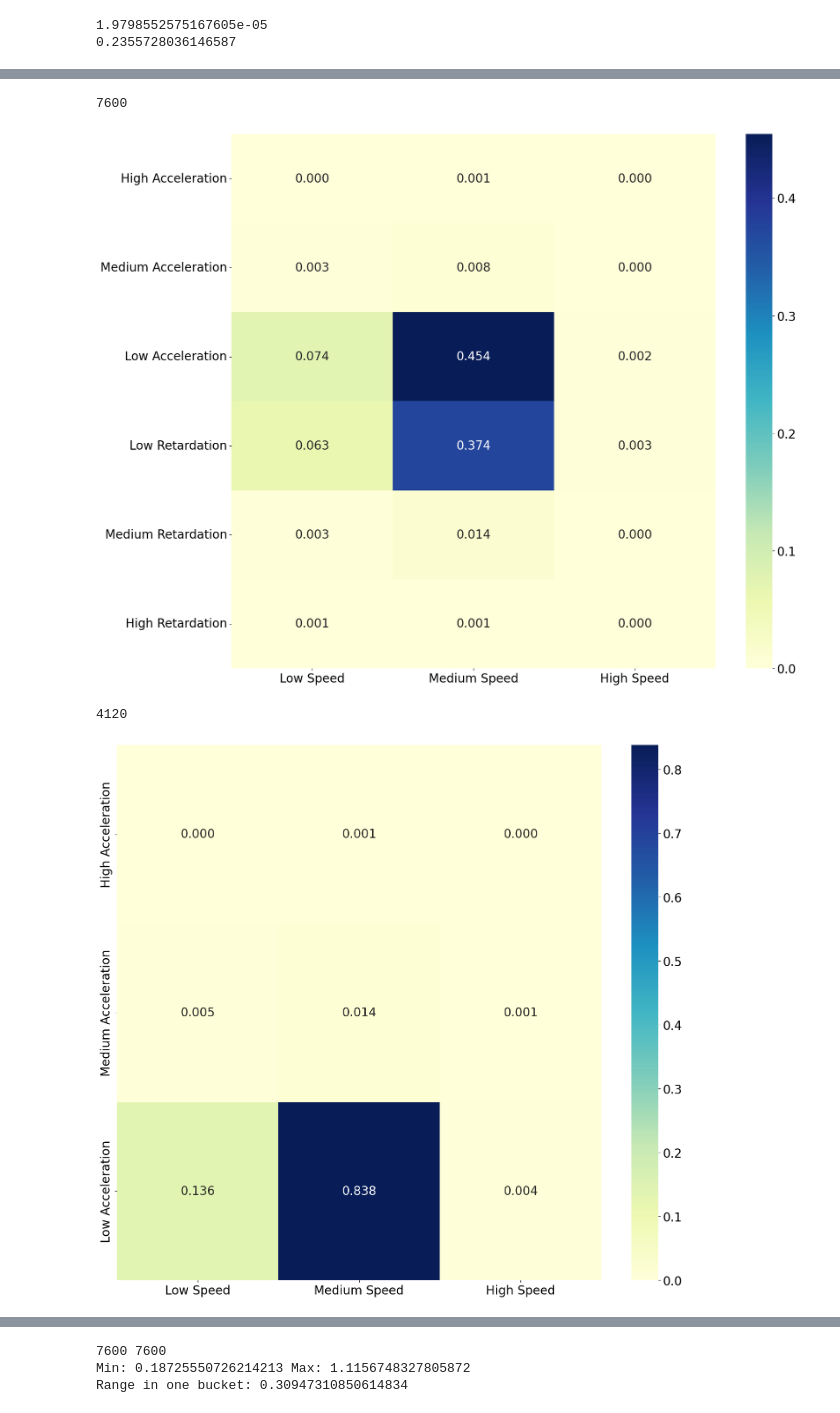
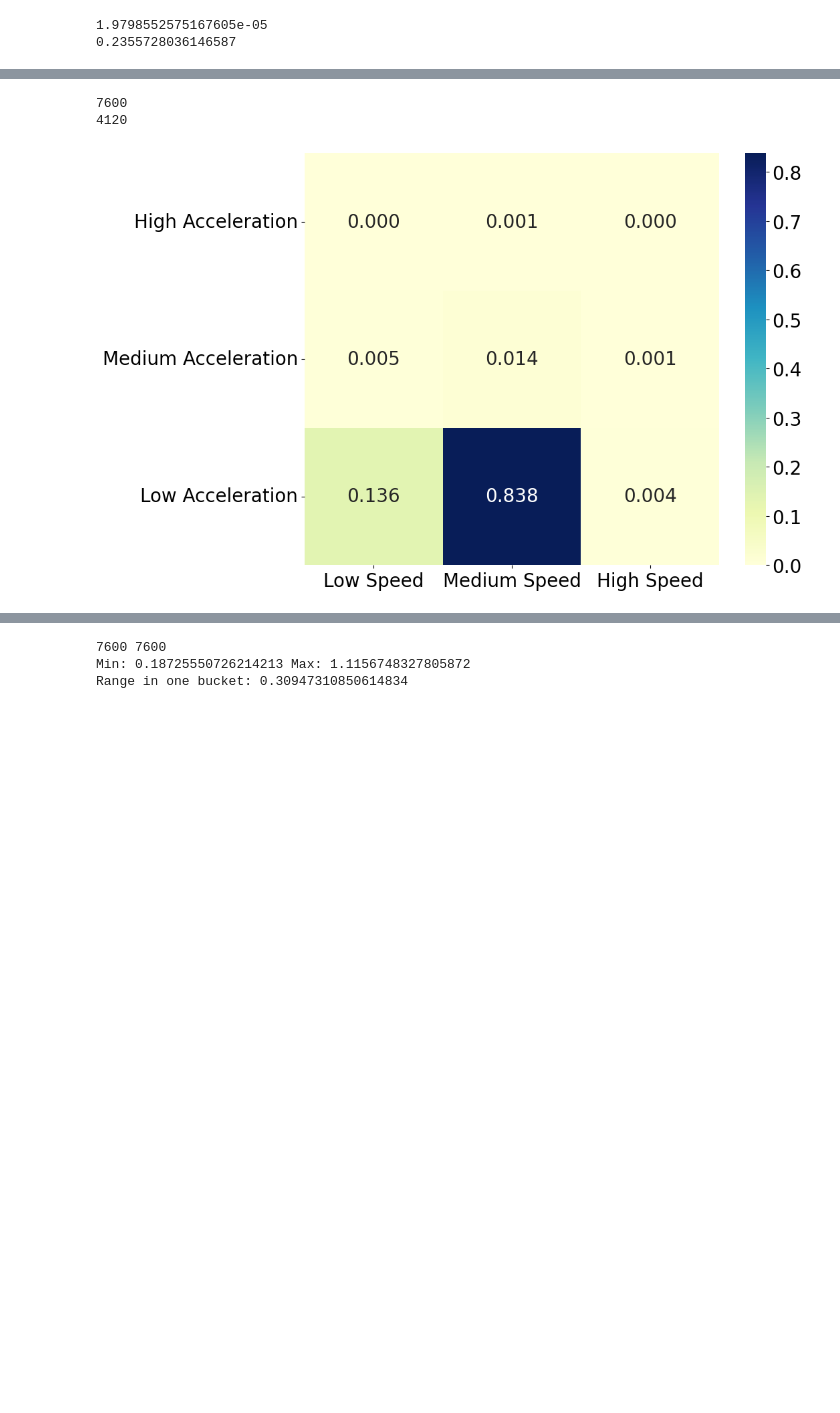
Before and after one commit to BUET-AV/behavior-hypotheses, a Jupyter notebook: src/notebooks/Behavior_Hypo_heatmap.ipynb, the cells around one changed output, grey strips where cells are left out. Drawn from its saved outputs; the diff is of its cells as text; code cells hidden in the pictures; blank space fills up the shorter version.

```diff
--- a/src/notebooks/Behavior_Hypo_heatmap.ipynb
+++ b/src/notebooks/Behavior_Hypo_heatmap.ipynb
@@ -1,6 +1,6 @@
 # %%
-dataDir = "/home/ababil/BUET/AV/location-2"
-# dataDir = "D:/AV/Code/location-2"
+# dataDir = "/home/ababil/BUET/AV/location-2"
+dataDir = "D:/AV/Code/location-2"
 # dataDir = "D:/AV/DataSetExploration/drone-dataset-tools/data/location-2"
 # %%
 exec(open('init_notebook.py').read())
@@ -217,7 +217,7 @@ print(cleanPedDf[cleanPedDf['sceneYAcceleration'] > 0]['sceneYAcceleration'].max
 # -10 to -.2, -.2 to -.1, -.1 to 0, 0 to .1, .1 to .2, .2 to 10
 cleanPedDf['sceneYAccelerationCategory'] = pd.cut(cleanPedDf['sceneYAcceleration'],
                                                   bins=[-10, -.2, -.1, 0, .1, .2, 10],
-                                                  labels=['High Retardation', 'Medium Retardation', 'Low Retardation', 'Low Acceleration', 'Medium Acceleration', 'High Acceleration'])
+                                                  labels=['High Deceleration', 'Medium Deceleration', 'Low Deceleration', 'Low Acceleration', 'Medium Acceleration', 'High Acceleration'])
 # %%
 cleanPedDf['sceneYAccelerationCategory'].value_counts()
 cleanPedDf['sceneYAccelerationCategory'].value_counts().plot(kind='bar')
@@ -255,48 +255,47 @@ print(total)
 
 plt.rc('font', size=20)
 plt.rc('axes', labelsize=10)
-plt.figure(figsize=(18, 16))
+# plt.figure(figsize=(18, 16))
 
 # reverse the order of rows
 pivot = pivot.iloc[::-1]
-sns.heatmap(pivot/total, annot=True, fmt=".3f", cmap='YlGnBu')
+# sns.heatmap(pivot/total, annot=True, fmt=".3f", cmap='YlGnBu')
 
-# remove the x and y labels
-plt.xlabel('')
-plt.ylabel('')
+# # remove the x and y labels
+# plt.xlabel('')
+# plt.ylabel('')
 
 # plt.xlabel('Speed Category')
 # plt.ylabel('Acceleration Category')
 
-plt.show()
+# plt.show()
 
 
 pivot = pivot.iloc[:3]
 pivot
 
 total = pivot.sum().sum()
 print(total)
 
 plt.rc('font', size=20)
 plt.rc('axes', labelsize=10)
-plt.figure(figsize=(18, 16))
+plt.figure(figsize=(10,8))
 
 # reverse the order of rows
 # pivot = pivot.iloc[::-1]
 sns.heatmap(pivot/total, annot=True, fmt=".3f", cmap='YlGnBu')
 
 # remove the x and y labels
 plt.xlabel('')
 plt.ylabel('')
 
 # plt.xlabel('Speed Category')
 # plt.ylabel('Acceleration Category')
 
 plt.show()
 # %% [output]
 7600
+4120
-[figure, old version]
+[figure, new version]
-4120
-[figure, removed]
 # %%
 # take the first 3 rows of the pivot table and plot the same heatmap
```
Also changed, not shown: parts of 6 cells of this notebook, 4 other files.
